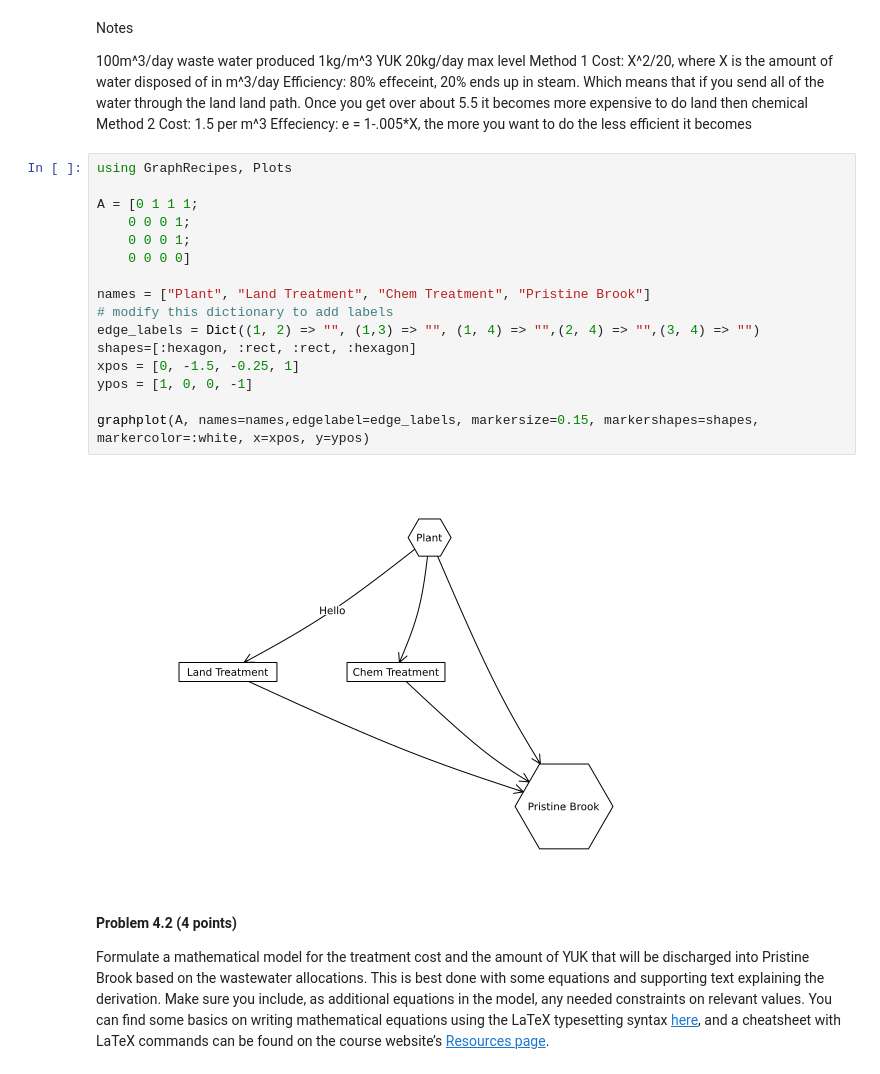
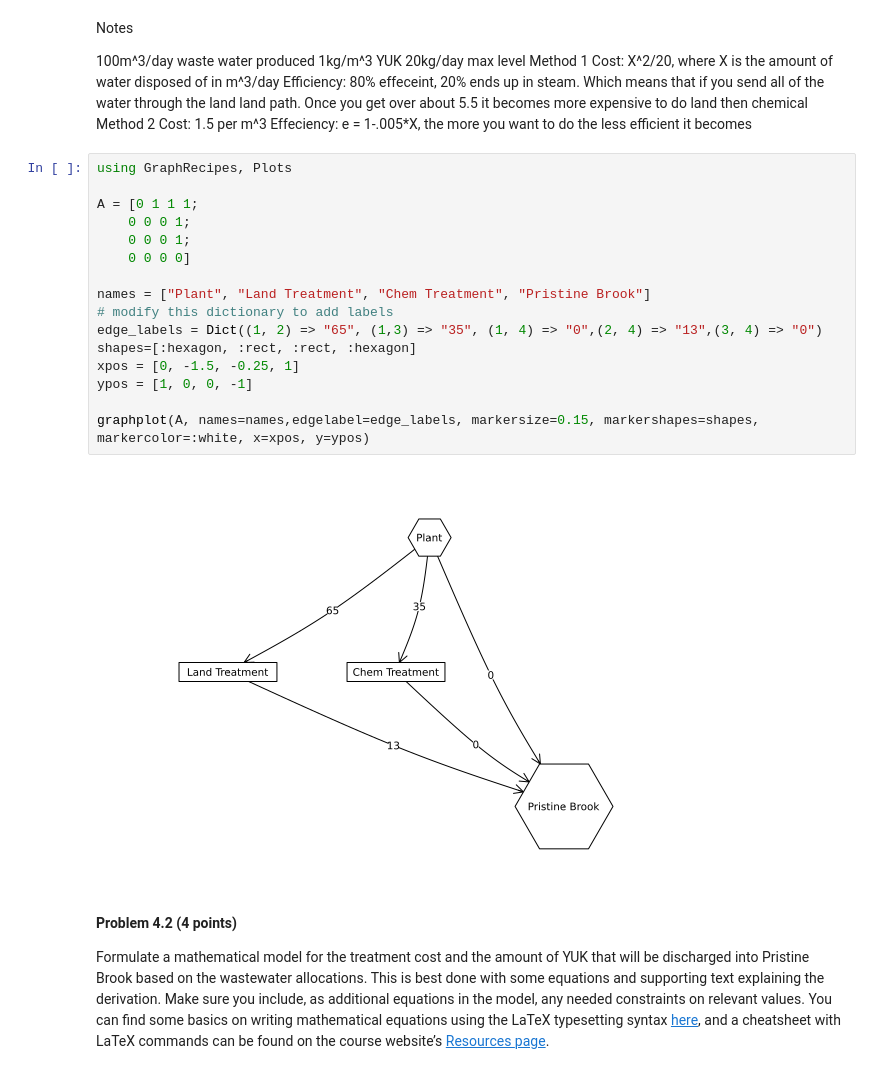
Before and after one commit to BEE4750-FA23/hw01-henrysigel, a Jupyter notebook: hw01.ipynb, the cells around one changed output. Drawn from its saved outputs; the diff is of its cells as text.

```diff
--- a/hw01.ipynb
+++ b/hw01.ipynb
@@ -269,21 +253,21 @@ Effeciency: e = 1-.005*X, the more you want to do the less efficient it becomes
 # %%
 using GraphRecipes, Plots
 
 A = [0 1 1 1;
     0 0 0 1;
     0 0 0 1;
     0 0 0 0]
 
 names = ["Plant", "Land Treatment", "Chem Treatment", "Pristine Brook"]
 # modify this dictionary to add labels
-edge_labels = Dict((1, 2) => "", (1,3) => "", (1, 4) => "",(2, 4) => "",(3, 4) => "")
+edge_labels = Dict((1, 2) => "65", (1,3) => "35", (1, 4) => "0",(2, 4) => "13",(3, 4) => "0")
 shapes=[:hexagon, :rect, :rect, :hexagon]
 xpos = [0, -1.5, -0.25, 1]
 ypos = [1, 0, 0, -1]
 
 graphplot(A, names=names,edgelabel=edge_labels, markersize=0.15, markershapes=shapes, markercolor=:white, x=xpos, y=ypos)
 # %% [output]
-[figure, old version]
+[figure, new version]
 # %% [markdown]
 #### Problem 4.2 (4 points)
 
```
Also changed, not shown: parts of 6 cells of this notebook.
